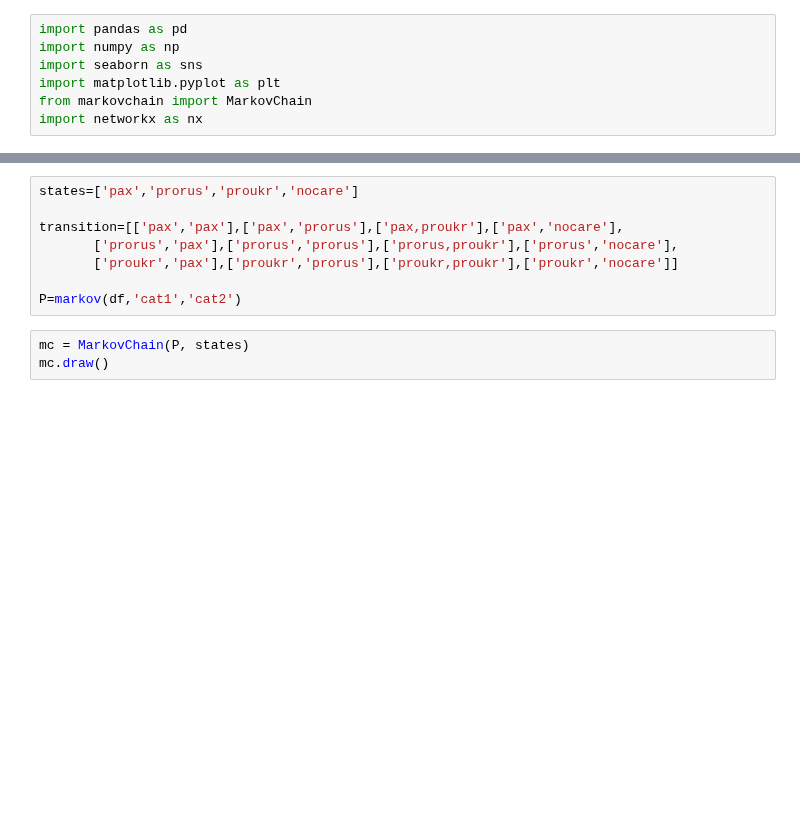
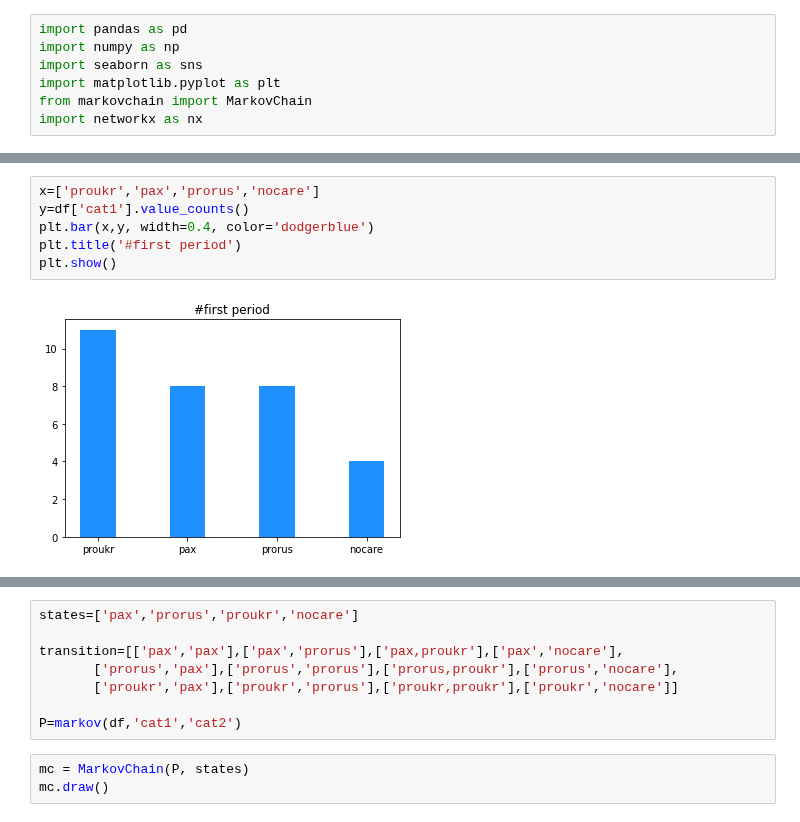
Before and after one commit to gatto/ds-network-analysis, a Jupyter notebook: py/project_tasks/Markov Chain.ipynb, the cells around one changed output, grey strips where cells are left out. Saved outputs shown, nothing was run; the diff lists cells and outputs as text; blank space fills up the shorter version.

```diff
--- a/py/project_tasks/Markov Chain.ipynb
+++ b/py/project_tasks/Markov Chain.ipynb
@@ -88,0 +104,8 @@ df
+# %%
+x=['proukr','pax','prorus','nocare']
+y=df['cat1'].value_counts()
+plt.bar(x,y, width=0.4, color='dodgerblue')
+plt.title('#first period')
+plt.show()
+# %% [output]
+[figure, added]
```
Also changed, not shown: parts of 49 cells of this notebook, 4 other files.
